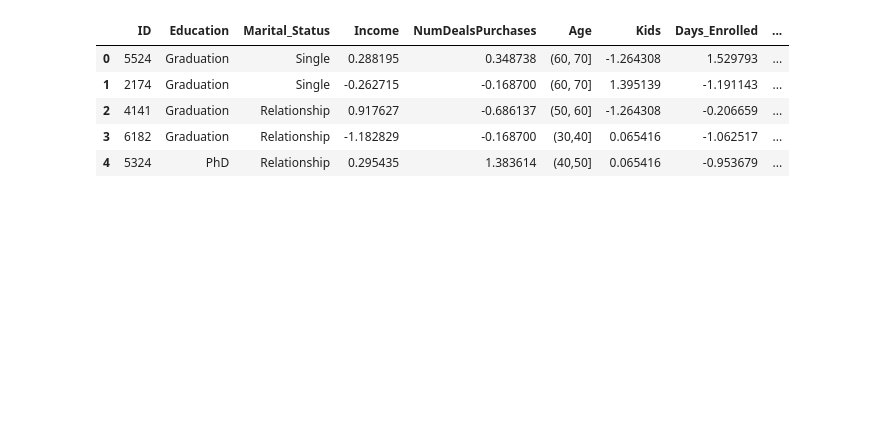
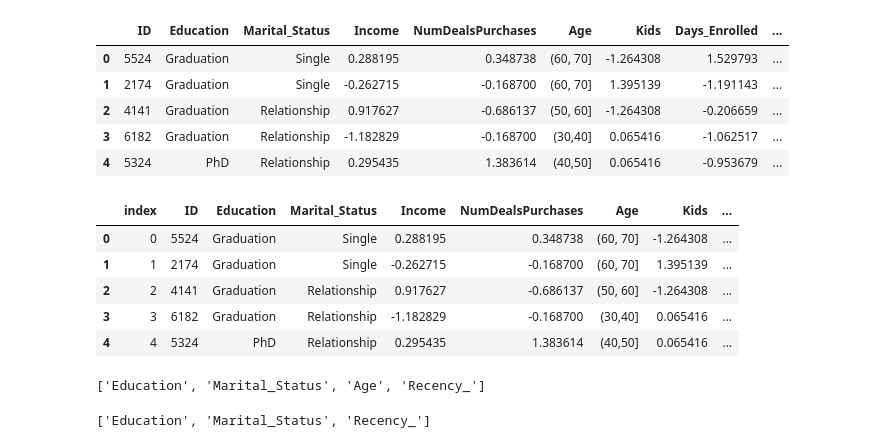
Before and after one commit to julessa/Rush5PDG4, a Jupyter notebook: ml_prep.ipynb, the cells around one changed output. Cells and saved outputs as stored; diff of their text form; code cells hidden in the pictures; blank space fills up the shorter version.

```diff
--- a/ml_prep.ipynb
+++ b/ml_prep.ipynb
@@ -152,3 +155,21 @@ df.head()
 | 4 | 5324 | PhD | Relationship | 0.295435 | 1.383614 | (40,50] | 0.065416 | -0.953679 | ... |
 # %%
 df.to_csv("Prepared_Data.csv")
+# %%
+df.reset_index(inplace=True)
+df.head()
+# %% [output]
+|  | index | ID | Education | Marital_Status | Income | NumDealsPurchases | Age | Kids | ... |
+| 0 | 0 | 5524 | Graduation | Single | 0.288195 | 0.348738 | (60, 70] | -1.264308 | ... |
+| 1 | 1 | 2174 | Graduation | Single | -0.262715 | -0.168700 | (60, 70] | 1.395139 | ... |
+| 2 | 2 | 4141 | Graduation | Relationship | 0.917627 | -0.686137 | (50, 60] | -1.264308 | ... |
+| 3 | 3 | 6182 | Graduation | Relationship | -1.182829 | -0.168700 | (30,40] | 0.065416 | ... |
+| 4 | 4 | 5324 | PhD | Relationship | 0.295435 | 1.383614 | (40,50] | 0.065416 | ... |
+# %%
+obj_col = []
+for col in df.columns:
+    if df[col].dtypes == object:
+        obj_col.append(col)
+obj_col
+# %% [output]
+['Education', 'Marital_Status', 'Age', 'Recency_']
@@ -154,0 +182,8 @@ df.to_csv("Prepared_Data.csv")
+# %%
+obj_col = []
+for col in df.columns:
+    if df[col].dtypes == object:
+        obj_col.append(col)
+obj_col
+# %% [output]
+['Education', 'Marital_Status', 'Recency_']
```
Also changed, not shown: parts of 6 cells of this notebook, 2 other files.
